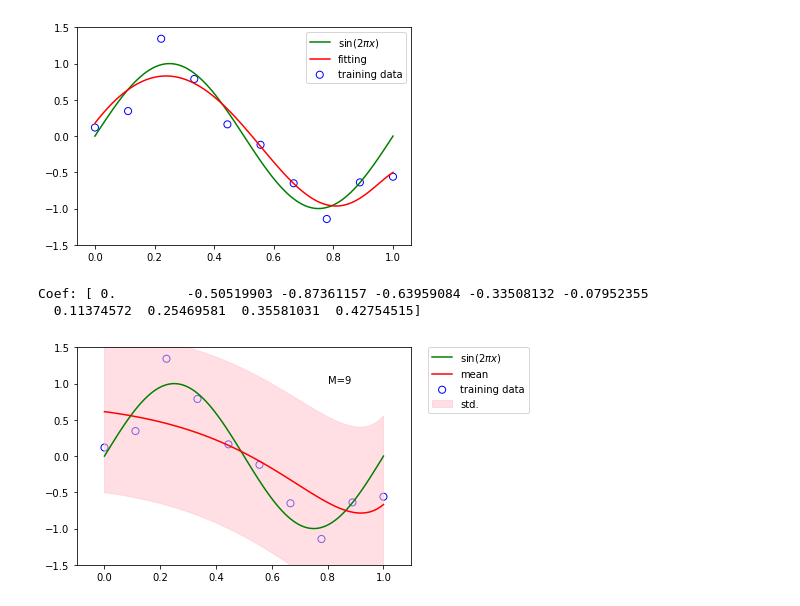
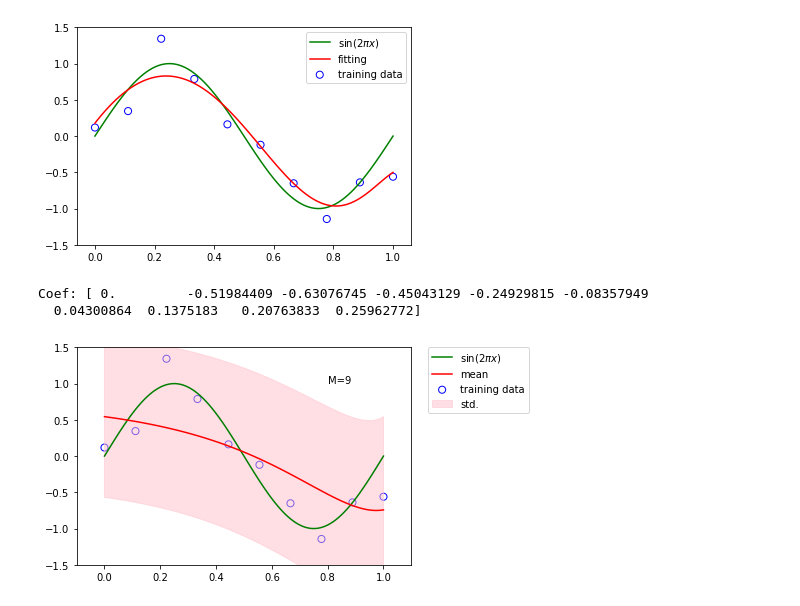
Before and after one commit to taohu88/prml-python, a Jupyter notebook: chap-01-intro/sklearn_linear_regression.ipynb, the cells around one changed output. Saved outputs shown, nothing was run; the diff lists cells and outputs as text; code cells hidden in the pictures.

```diff
--- a/chap-01-intro/sklearn_linear_regression.ipynb
+++ b/chap-01-intro/sklearn_linear_regression.ipynb
@@ -113,28 +113,28 @@ Coef [  0.           5.32521441 -10.02191694  -4.31659336   1.82142271
 # %%
 from sklearn.linear_model import BayesianRidge
 #alpha is precision for error
-alpha = 1e-6
+alpha = 1
 # lambda is precision for weights
-lambda_ = 1e-6
+lambda_ = 1
 
 model = BayesianRidge(alpha_1=alpha,
     alpha_2=alpha,
     lambda_1=lambda_,
     lambda_2=lambda_)
 model.fit(X_train, y_train)
 print('Coef:', model.coef_)
 
 y, y_err = model.predict(X_test, return_std=True)
 plt.scatter(x_train, y_train, facecolor="none", edgecolor="b", s=50, label="training data")
 plt.plot(x_test, y_test, c="g", label="$\sin(2\pi x)$")
 plt.plot(x_test, y, c="r", label="mean")
 plt.fill_between(x_test.ravel(), y - y_err, y + y_err, color="pink", label="std.", alpha=0.5)
 plt.xlim(-0.1, 1.1)
 plt.ylim(-1.5, 1.5)
 plt.annotate("M=9", xy=(0.8, 1))
 plt.legend(bbox_to_anchor=(1.05, 1.), loc=2, borderaxespad=0.)
 plt.show()
 # %% [output]
-Coef: [ 0.         -0.50519903 -0.87361157 -0.63959084 -0.33508132 -0.07952355
-  0.11374572  0.25469581  0.35581031  0.42754515]
+Coef: [ 0.         -0.51984409 -0.63076745 -0.45043129 -0.24929815 -0.08357949
+  0.04300864  0.1375183   0.20763833  0.25962772]
-[figure, old version]
+[figure, new version]
```
